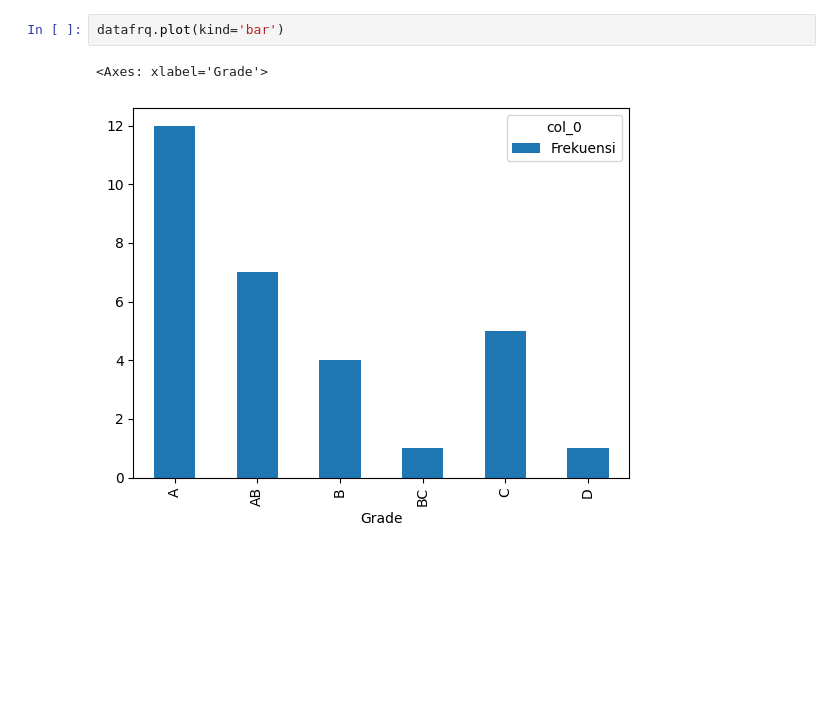
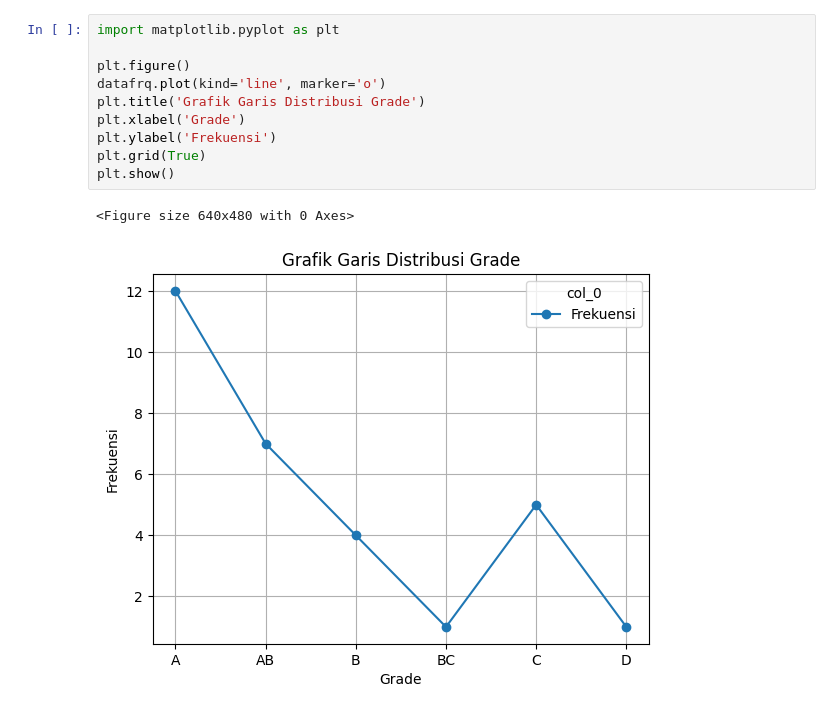
Before and after one commit to Himmel-al/Statistika-dan-probabilitas, a Jupyter notebook: Tugas_Statistika_dan_probabilitas_p4.ipynb, the cells around one changed output. Drawn from its saved outputs; the diff is of its cells as text; blank space fills up the shorter version.

```diff
--- a/Tugas_Statistika_dan_probabilitas_p4.ipynb
+++ b/Tugas_Statistika_dan_probabilitas_p4.ipynb
@@ -45,5 +43,13 @@ datafrq.plot()
-# %%
-datafrq.plot(kind='bar')
-# %% [output]
-<Axes: xlabel='Grade'>
-[figure, removed]
+# %%
+import matplotlib.pyplot as plt
+
+plt.figure()
+datafrq.plot(kind='line', marker='o')
+plt.title('Grafik Garis Distribusi Grade')
+plt.xlabel('Grade')
+plt.ylabel('Frekuensi')
+plt.grid(True)
+plt.show()
+# %% [output]
+<Figure size 640x480 with 0 Axes>
+[figure, added]
```
Also changed, not shown: parts of 6 cells of this notebook.
